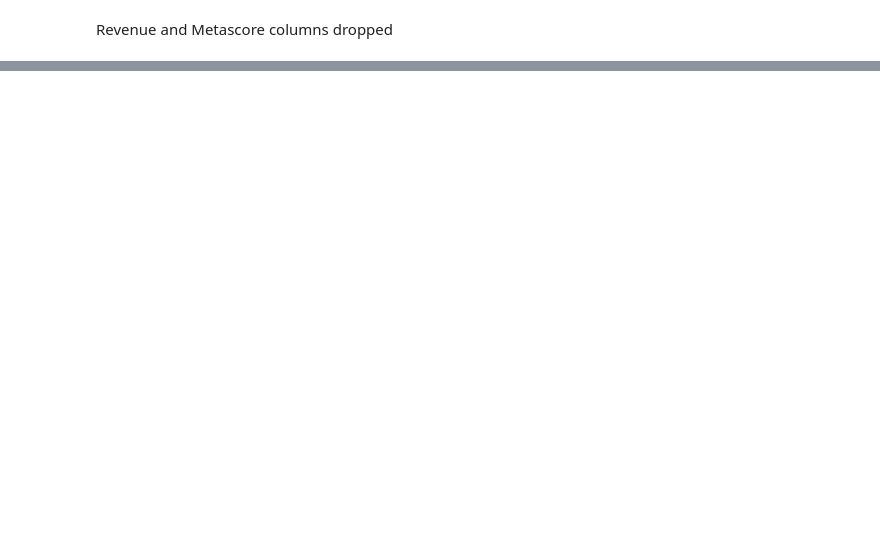
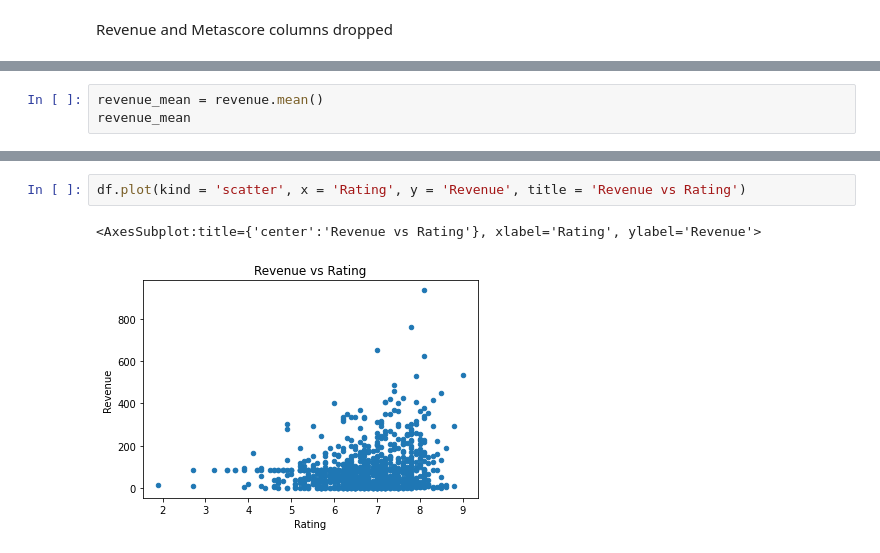
Before and after one commit to niciac/MachineLearning, a Jupyter notebook: Pandas_Crash_Course.ipynb, the cells around one changed output, grey strips where cells are left out. Drawn from its saved outputs; the diff is of its cells as text; blank space fills up the shorter version.

```diff
--- a/Pandas_Crash_Course.ipynb
+++ b/Pandas_Crash_Course.ipynb
@@ -290,0 +343,3 @@ Revenue and Metascore columns dropped
+# %%
+revenue_mean = revenue.mean()
+revenue_mean
@@ -290,0 +477,5 @@ Revenue and Metascore columns dropped
+# %%
+df.plot(kind = 'scatter', x = 'Rating', y = 'Revenue', title = 'Revenue vs Rating')
+# %% [output]
+<AxesSubplot:title={'center':'Revenue vs Rating'}, xlabel='Rating', ylabel='Revenue'>
+[figure, added]
```
Also changed, not shown: parts of 28 cells of this notebook.
